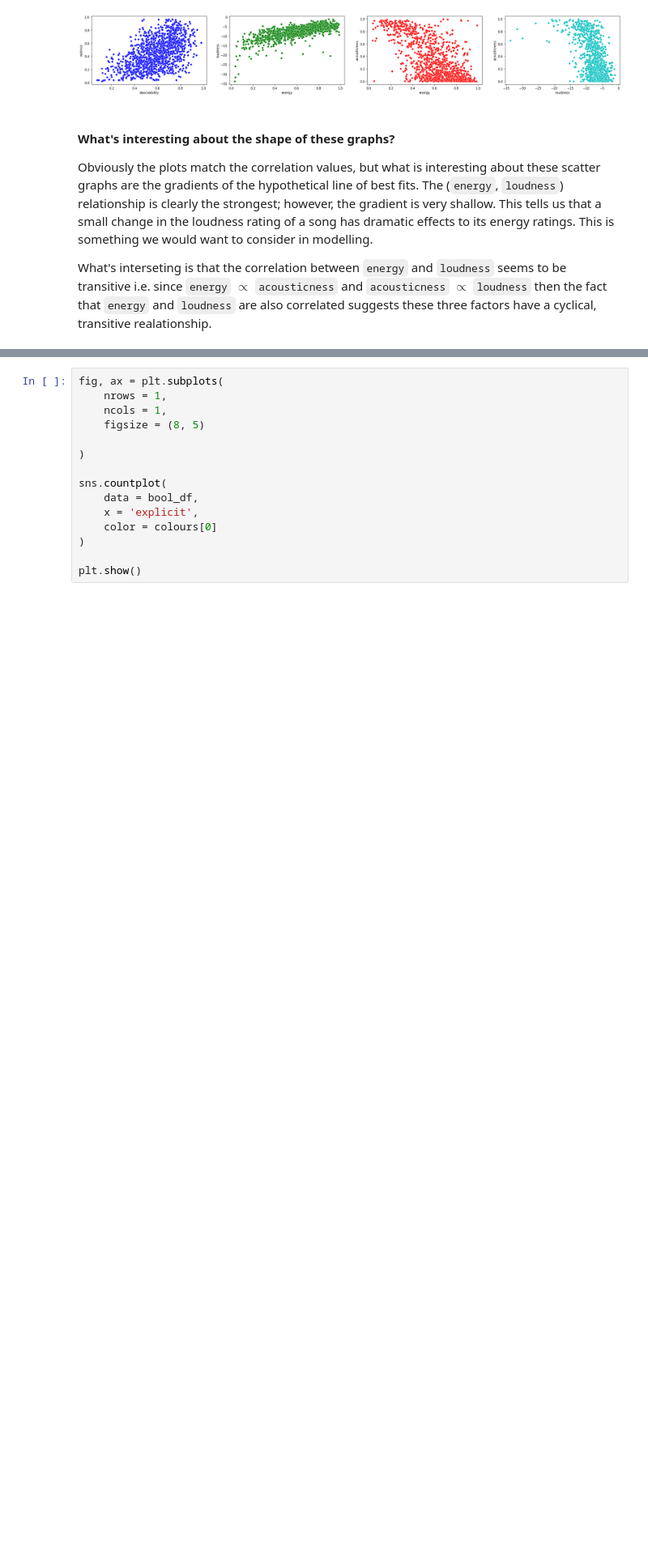
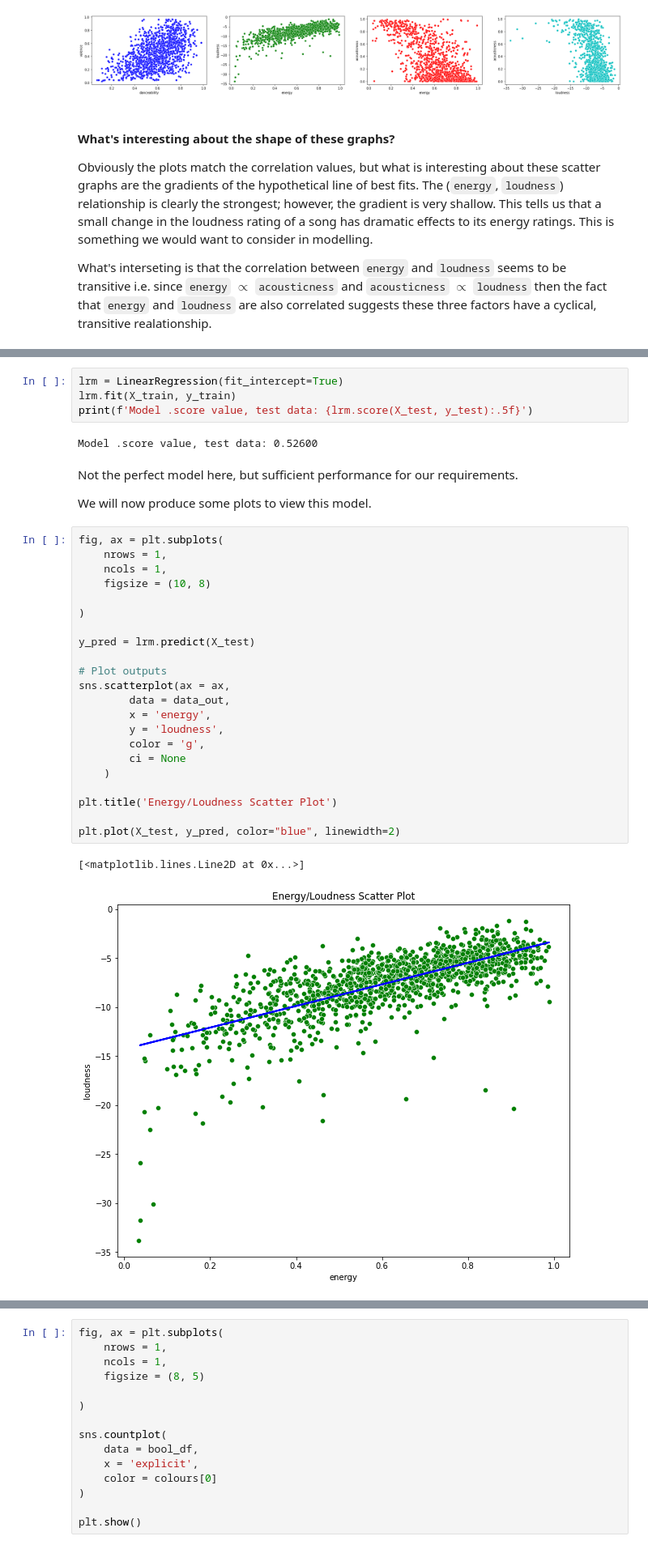
Before and after one commit to j4mes12/SDPA_Coursework, a Jupyter notebook: Part3/main.ipynb, the cells around one changed output, grey strips where cells are left out. Shown at 81% size. Saved outputs shown, nothing was run; the diff lists cells and outputs as text; blank space fills up the shorter version.

```diff
--- a/Part3/main.ipynb
+++ b/Part3/main.ipynb
@@ -440,0 +445,35 @@ What's interseting is that the correlation between `energy` and `loudness` seems
+# %%
+lrm = LinearRegression(fit_intercept=True)
+lrm.fit(X_train, y_train)
+print(f'Model .score value, test data: {lrm.score(X_test, y_test):.5f}')
+# %% [output]
+Model .score value, test data: 0.52600
+# %% [markdown]
+Not the perfect model here, but sufficient performance for our requirements.
+
+We will now produce some plots to view this model.
+# %%
+fig, ax = plt.subplots(
+    nrows = 1,
+    ncols = 1,
+    figsize = (10, 8)
+
+)
+
+y_pred = lrm.predict(X_test)
+
+# Plot outputs
+sns.scatterplot(ax = ax,
+        data = data_out,
+        x = 'energy',
+        y = 'loudness',
+        color = 'g',
+        ci = None
+    )
+
+plt.title('Energy/Loudness Scatter Plot')
+
+plt.plot(X_test, y_pred, color="blue", linewidth=2)
+# %% [output]
+[<matplotlib.lines.Line2D at 0x...>]
+[figure, added]
```
Also changed, not shown: parts of 39 cells of this notebook.
